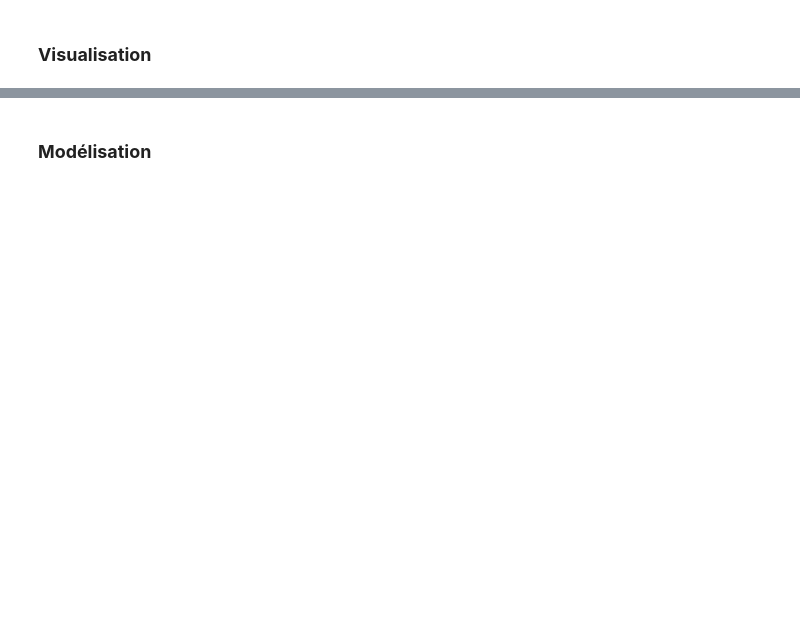
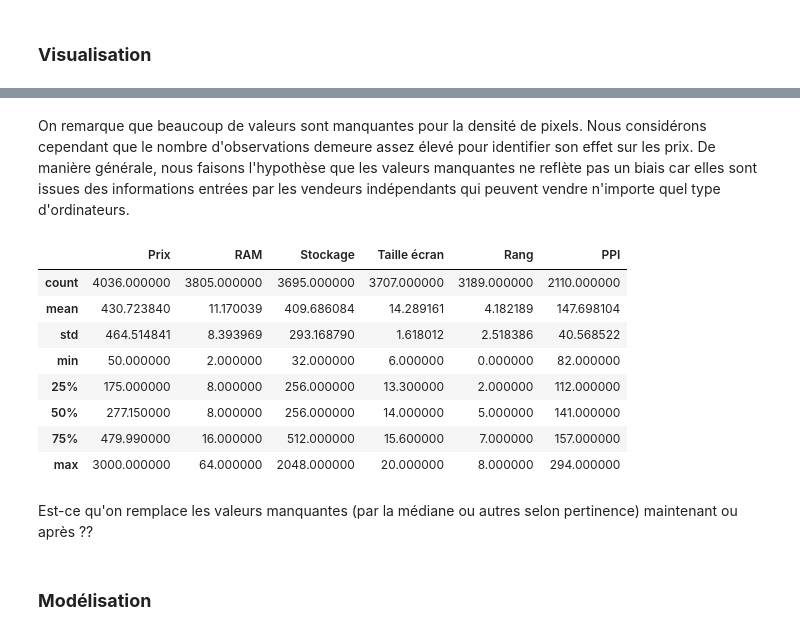
Before and after one commit to albantony/Projet_evaluation_prix_eBay, a Jupyter notebook: notebook.ipynb, the cells around one changed output, grey strips where cells are left out. Saved outputs shown, nothing was run; the diff lists cells and outputs as text; code cells hidden in the pictures; blank space fills up the shorter version.

```diff
--- a/notebook.ipynb
+++ b/notebook.ipynb
@@ -328,2 +363,19 @@ Notre data frame est à présent nettoyé, nous allons pouvoir commencer à l'an
+# %% [markdown]
+On remarque que beaucoup de valeurs sont manquantes pour la densité de pixels. Nous considérons cependant que le nombre d'observations demeure assez élevé pour identifier son effet sur les prix.
+De manière générale, nous faisons l'hypothèse que les valeurs manquantes ne reflète pas un biais car elles sont issues des informations entrées par les vendeurs indépendants qui peuvent vendre n'importe quel type d'ordinateurs.
+# %%
+df.describe()
+# %% [output]
+|  | Prix | RAM | Stockage | Taille écran | Rang | PPI |
+| count | 4036.000000 | 3805.000000 | 3695.000000 | 3707.000000 | 3189.000000 | 2110.000000 |
+| mean | 430.723840 | 11.170039 | 409.686084 | 14.289161 | 4.182189 | 147.698104 |
+| std | 464.514841 | 8.393969 | 293.168790 | 1.618012 | 2.518386 | 40.568522 |
+| min | 50.000000 | 2.000000 | 32.000000 | 6.000000 | 0.000000 | 82.000000 |
+| 25% | 175.000000 | 8.000000 | 256.000000 | 13.300000 | 2.000000 | 112.000000 |
+| 50% | 277.150000 | 8.000000 | 256.000000 | 14.000000 | 5.000000 | 141.000000 |
+| 75% | 479.990000 | 16.000000 | 512.000000 | 15.600000 | 7.000000 | 157.000000 |
+| max | 3000.000000 | 64.000000 | 2048.000000 | 20.000000 | 8.000000 | 294.000000 |
+# %% [markdown]
+Est-ce qu'on remplace les valeurs manquantes (par la médiane ou autres selon pertinence) maintenant ou après ??
 # %% [markdown]
 ### **Modélisation**
```
Also changed, not shown: parts of 3 cells of this notebook, 2 other files.
